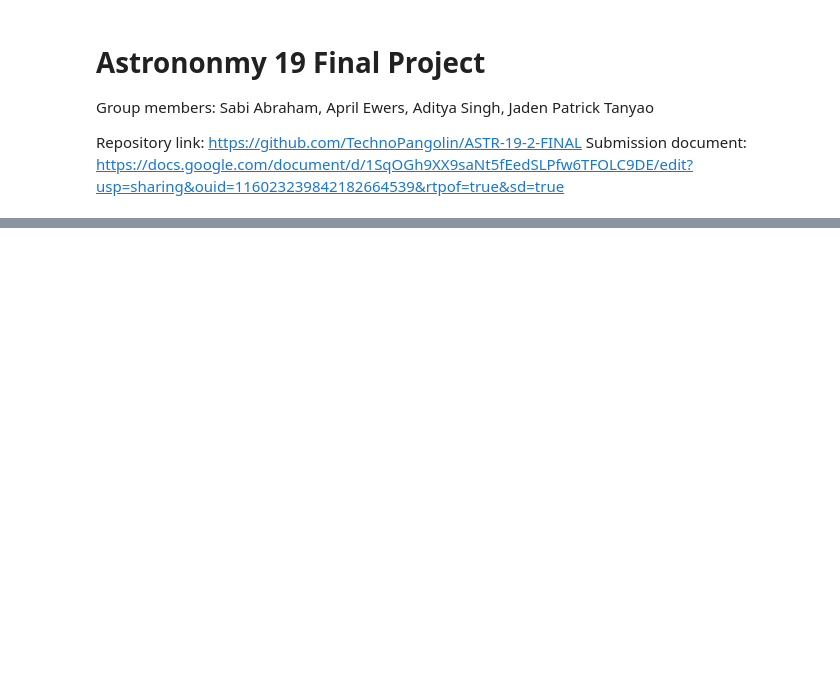
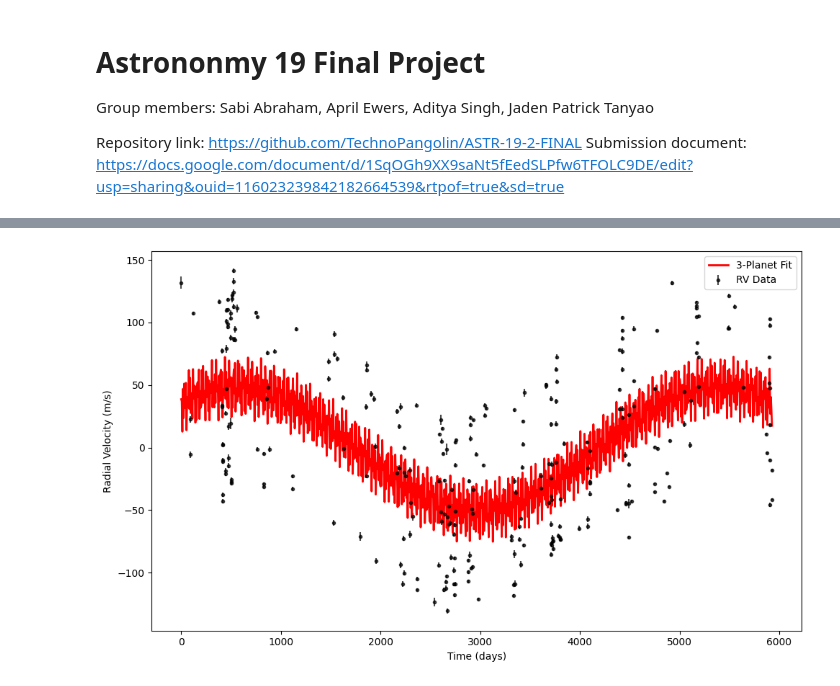
Before and after one commit to TechnoPangolin/ASTR-19-2-FINAL, a Jupyter notebook: ASTR-19-2-FINAL.ipynb, the cells around one changed output, grey strips where cells are left out. Drawn from its saved outputs; the diff is of its cells as text; code cells hidden in the pictures; blank space fills up the shorter version.

Commit message:
Added Oscillatory Function

```diff
--- a/ASTR-19-2-FINAL.ipynb
+++ b/ASTR-19-2-FINAL.ipynb
@@ -58,0 +63,10 @@ plt.savefig("FinalFig_2_1.pdf", bbox_inches='tight', dpi=300, format='pdf')
+# %%
+#Oscillatory Function
+#Describes how star's velocity should vary if it is being tugged by three planets
+def multiPlanet_model (t, K1, P1, phi1, K2, P2, phi2, K3, P3, phi3, offset):
+    return(
+        K1 * np.sin(2 * np.pi * t / P1 + phi1) +
+        K2 * np.sin(2 * np.pi * t / P2 + phi2) +
+        K3 * np.sin(2 * np.pi * t / P3 + phi3) +
+        offset
+    )
@@ -58,0 +133,29 @@ plt.savefig("FinalFig_2_1.pdf", bbox_inches='tight', dpi=300, format='pdf')
+# %%
+#Plotting the data
+fig, ax = plt.subplots(figsize=(10, 6))
+
+# Plot the data with error bars (no lines between points)
+ax.errorbar(
+    dataRVC[0], dataRVC[1], yerr=dataRVC[2], fmt='o',
+    color='k', markersize=3, label='RV Data', alpha=0.7
+)
+
+# Plot the fitted model (as a smooth curve)
+# Generate fine time points for a smooth model line
+t_fine = np.linspace(min(dataRVC[0]), max(dataRVC[0]), 1000)
+rv_fit_fine = multiPlanet_model(t_fine, *popt)   # popt = best-fit params from curve_fit
+
+ax.plot(t_fine, rv_fit_fine, 'r-', lw=2, label='3-Planet Fit')
+
+# Label the axes
+ax.set_xlabel("Time (days)")
+ax.set_ylabel("Radial Velocity (m/s)")
+
+ax.legend()
+plt.tight_layout()
+
+# Save as required
+plt.savefig("FinalFig_2_2.pdf", bbox_inches='tight', dpi=300, format='pdf')
+plt.show()
+# %% [output]
+[figure, added]
```
Also changed, not shown: parts of 3 cells of this notebook, 4 other files.
